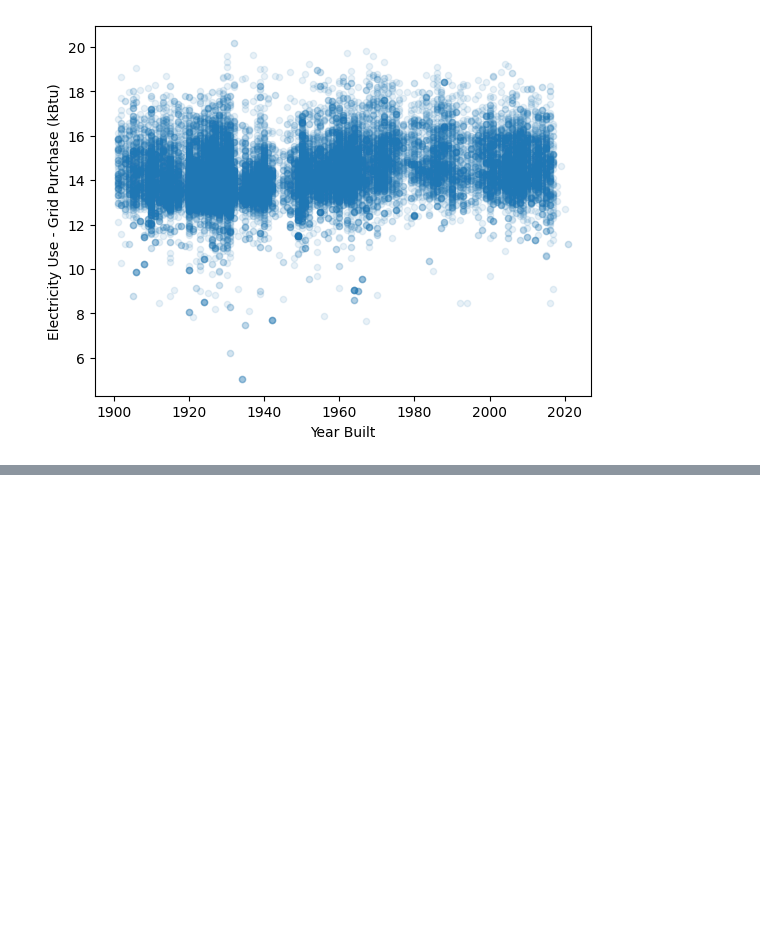
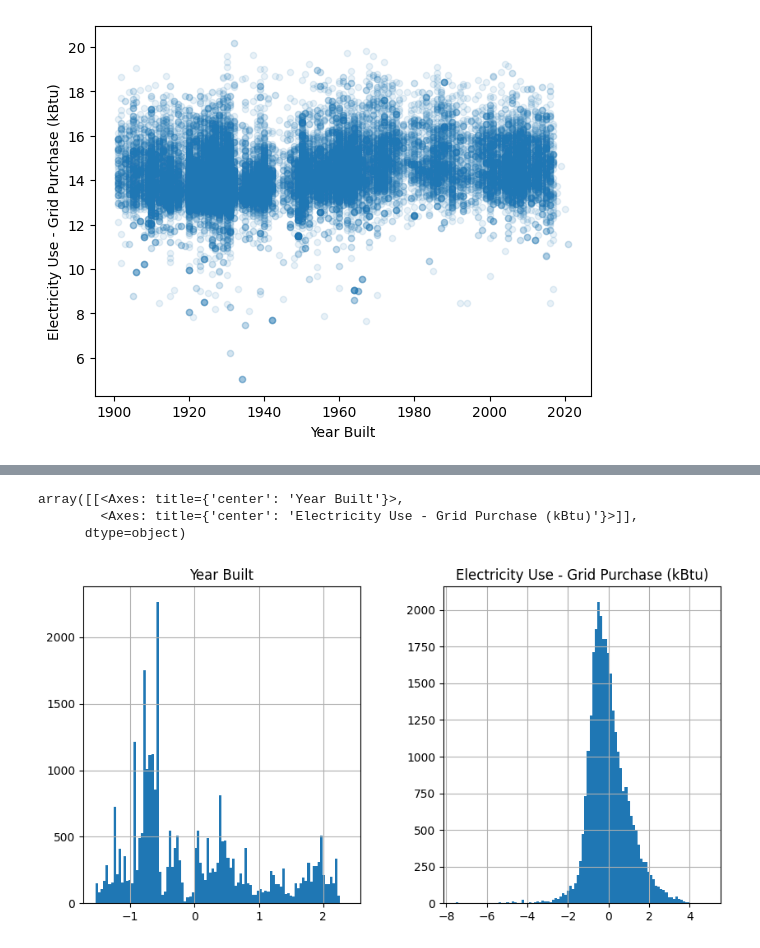
Before and after one commit to GraceJulius/FDSFE_GJulius, a Jupyter notebook: Class Demo/clustering_building_km_demo.ipynb, the cells around one changed output, grey strips where cells are left out. Saved outputs shown, nothing was run; the diff lists cells and outputs as text; code cells hidden in the pictures; blank space fills up the shorter version.

```diff
--- a/Class Demo/clustering_building_km_demo.ipynb
+++ b/Class Demo/clustering_building_km_demo.ipynb
@@ -146,0 +217,2 @@ features.plot(year_col, elec_col, kind = "scatter",alpha=0.1)
+# %%
+features[year_col] = features[year_col].astype(float)
@@ -146,0 +243,2 @@ features.plot(year_col, elec_col, kind = "scatter",alpha=0.1)
+# %%
+features_scaled= preprocessing.scale(features.values, axis=0)
@@ -146,0 +255,2 @@ features.plot(year_col, elec_col, kind = "scatter",alpha=0.1)
+# %%
+features_scaled_df = pd.DataFrame(features_scaled, columns = [year_col,elec_col])
@@ -146,0 +269,7 @@ features.plot(year_col, elec_col, kind = "scatter",alpha=0.1)
+# %%
+features_scaled_df.hist(figsize=(10,5), bins = 100)
+# %% [output]
+array([[<Axes: title={'center': 'Year Built'}>,
+        <Axes: title={'center': 'Electricity Use - Grid Purchase (kBtu)'}>]],
+      dtype=object)
+[figure, added]
```
Also changed, not shown: parts of 15 cells of this notebook.
